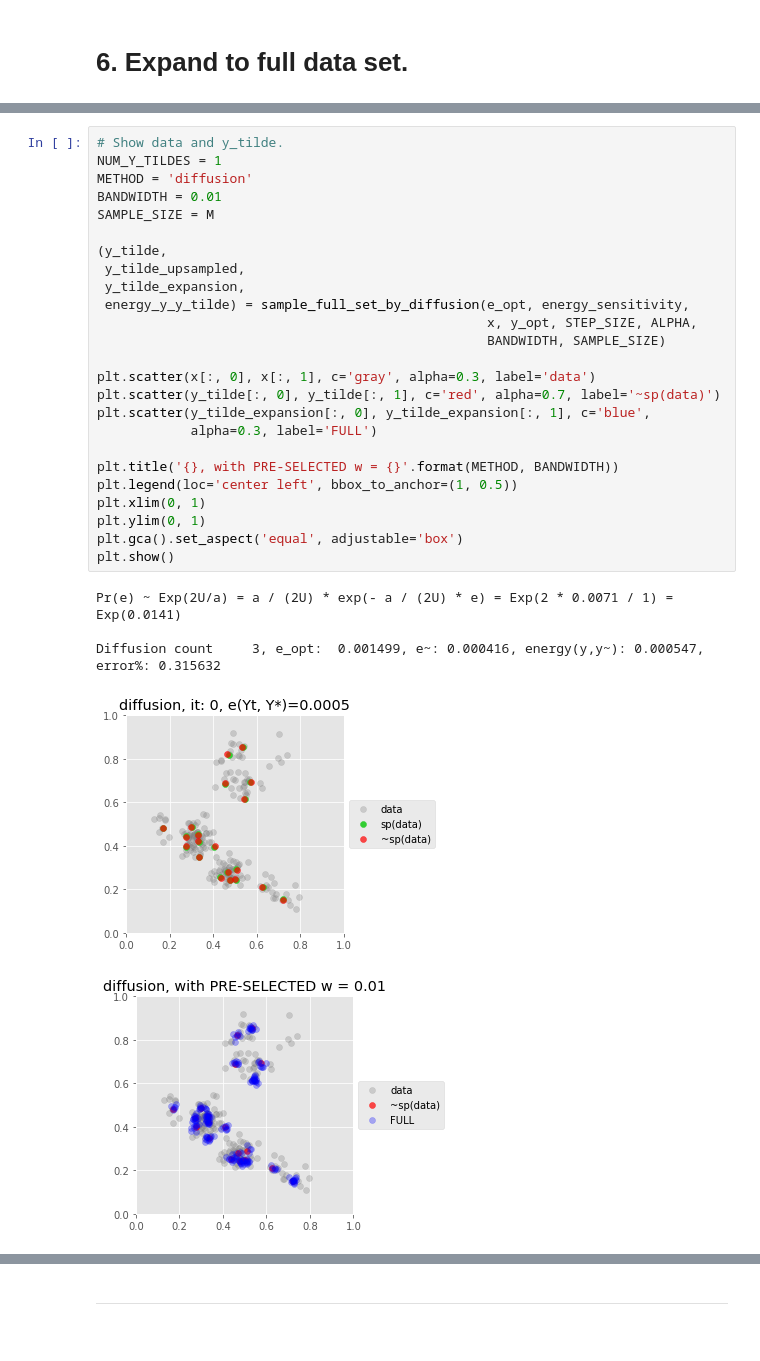
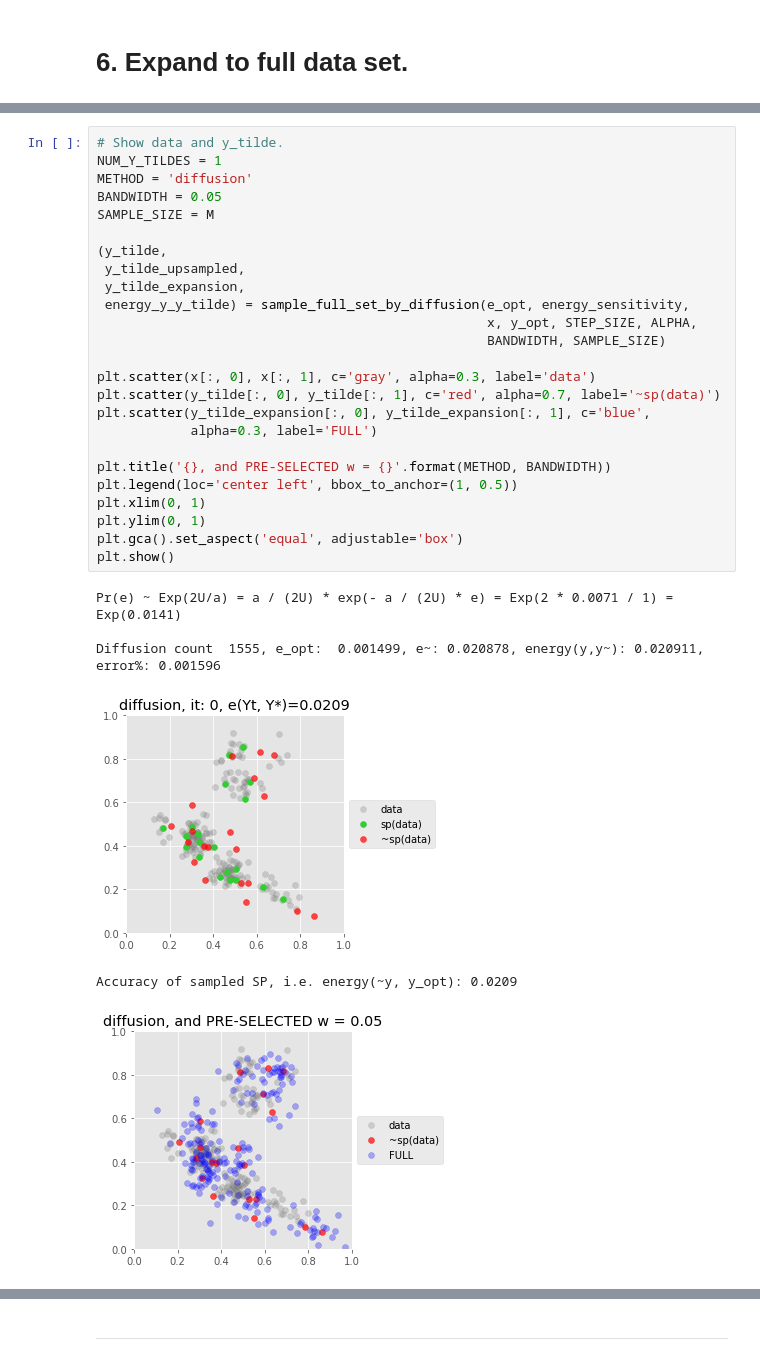
Before and after one commit to diesendruck/pv, a Jupyter notebook: mv_sp_privacy/src/sp_privacy.ipynb, the cells around one changed output, grey strips where cells are left out. Saved outputs shown, nothing was run; the diff lists cells and outputs as text.

```diff
--- a/mv_sp_privacy/src/sp_privacy.ipynb
+++ b/mv_sp_privacy/src/sp_privacy.ipynb
@@ -182,32 +182,33 @@ ___
 # %%
 # Show data and y_tilde.
 NUM_Y_TILDES = 1
 METHOD = 'diffusion'
-BANDWIDTH = 0.01
+BANDWIDTH = 0.05
 SAMPLE_SIZE = M
 
 (y_tilde,
  y_tilde_upsampled,
  y_tilde_expansion,
  energy_y_y_tilde) = sample_full_set_by_diffusion(e_opt, energy_sensitivity,
                                                   x, y_opt, STEP_SIZE, ALPHA,
                                                   BANDWIDTH, SAMPLE_SIZE)
 
 plt.scatter(x[:, 0], x[:, 1], c='gray', alpha=0.3, label='data')
 plt.scatter(y_tilde[:, 0], y_tilde[:, 1], c='red', alpha=0.7, label='~sp(data)')
 plt.scatter(y_tilde_expansion[:, 0], y_tilde_expansion[:, 1], c='blue',
             alpha=0.3, label='FULL')
 
-plt.title('{}, with PRE-SELECTED w = {}'.format(METHOD, BANDWIDTH))
+plt.title('{}, and PRE-SELECTED w = {}'.format(METHOD, BANDWIDTH))
 plt.legend(loc='center left', bbox_to_anchor=(1, 0.5))
 plt.xlim(0, 1)
 plt.ylim(0, 1)
 plt.gca().set_aspect('equal', adjustable='box')
 plt.show()
 # %% [output]
 Pr(e) ~ Exp(2U/a) = a / (2U) * exp(- a / (2U) * e) = Exp(2 * 0.0071 / 1) = Exp(0.0141)
 
-Diffusion count     3, e_opt:  0.001499, e~: 0.000416, energy(y,y~): 0.000547, error%: 0.315632
+Diffusion count  1555, e_opt:  0.001499, e~: 0.020878, energy(y,y~): 0.020911, error%: 0.001596
-[figure, old version]
+[figure, new version]
+Accuracy of sampled SP, i.e. energy(~y, y_opt): 0.0209
-[figure, old version]
+[figure, new version]
 # %% [markdown]
```
Also changed, not shown: parts of 6 cells of this notebook, 1 other file.
